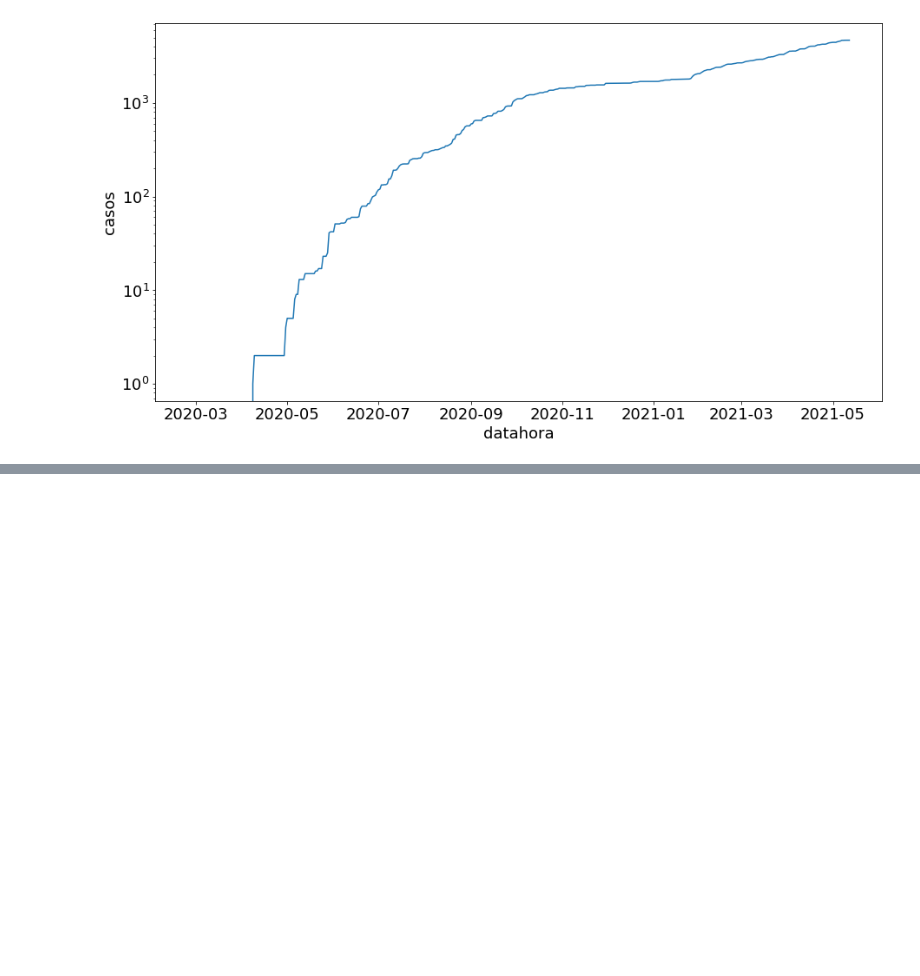
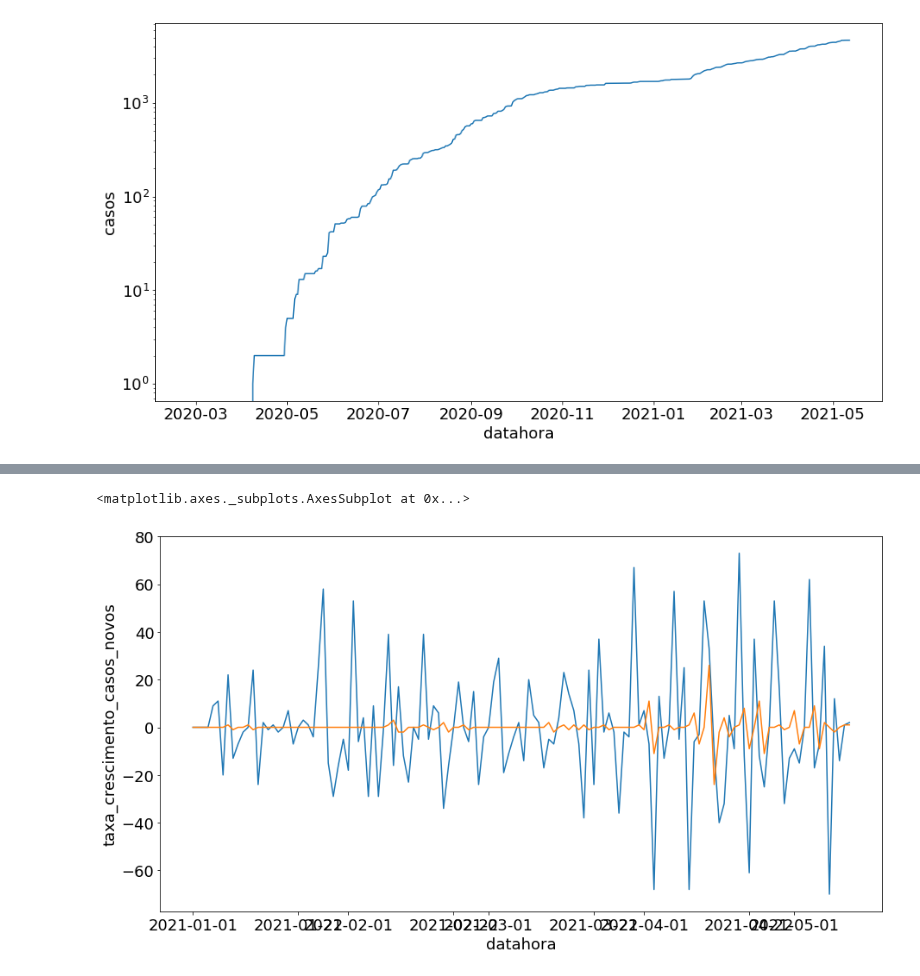
Before and after one commit to arturcgs/bootcamp-data-science-aplicada3, a Jupyter notebook: Aulas/Módulo_3.ipynb, the cells around one changed output, grey strips where cells are left out. Cells and saved outputs as stored; diff of their text form; code cells hidden in the pictures; blank space fills up the shorter version.

```diff
--- a/Aulas/Módulo_3.ipynb
+++ b/Aulas/Módulo_3.ipynb
@@ -57,0 +90,7 @@ mpl.pyplot.yscale('log')
+# %%
+#Separando os dados só de 2021
+
+dados_mococa["ano"] = pd.DatetimeIndex(dados_mococa['datahora']).year
+dados_mococa_2021 = dados_mococa.query('ano == 2021')
+
+dados_mococa_2021.head()
@@ -57,0 +104,8 @@ mpl.pyplot.yscale('log')
+# %%
+#Gráfico de taxa de crescimento dos casos e obitos novos de Mococa em linha em 2021
+
+sns.lineplot(x='datahora', y='taxa_crescimento_casos_novos', data=dados_mococa_2021)
+sns.lineplot(x='datahora', y='taxa_crescimento_obitos_novos', data=dados_mococa_2021)
+# %% [output]
+<matplotlib.axes._subplots.AxesSubplot at 0x...>
+[figure, added]
```
Also changed, not shown: parts of 11 cells of this notebook.
